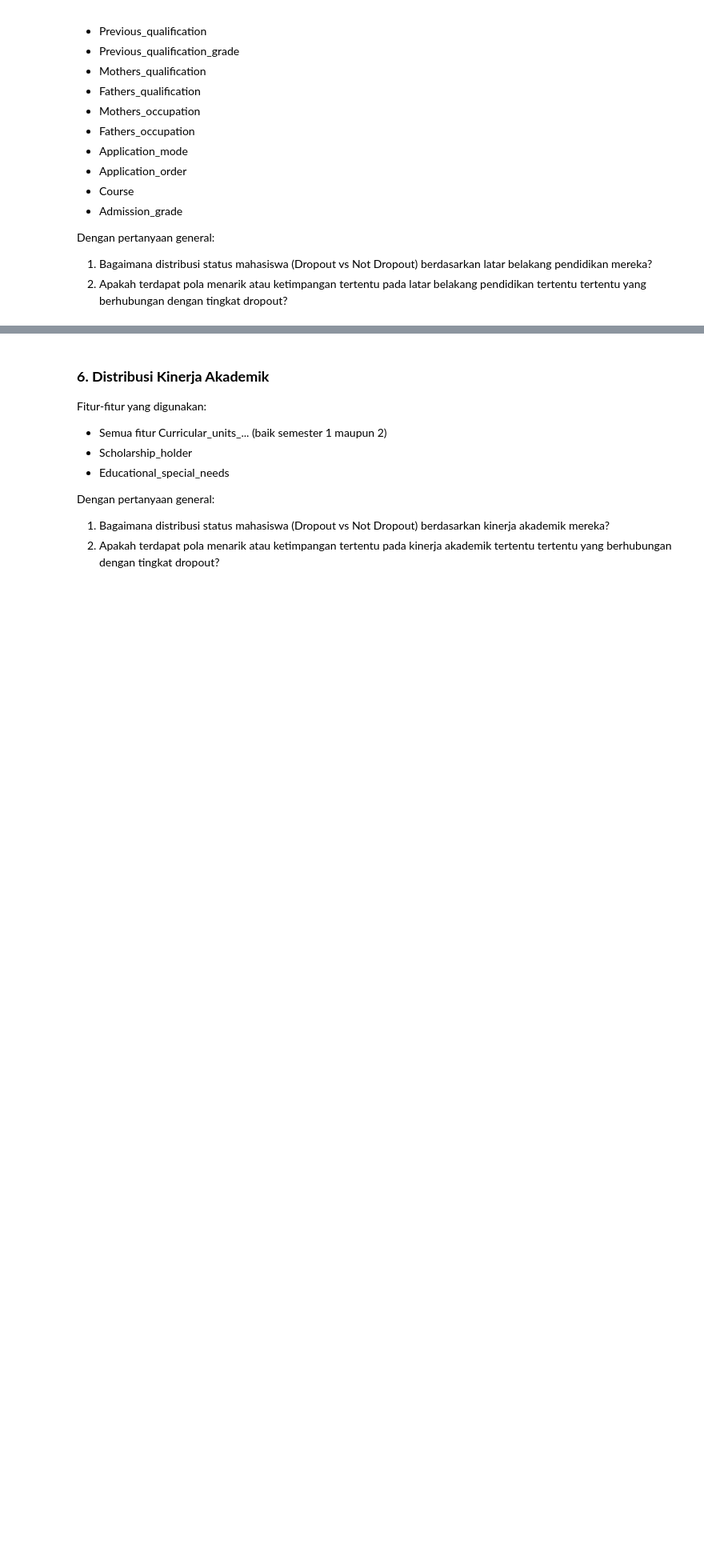
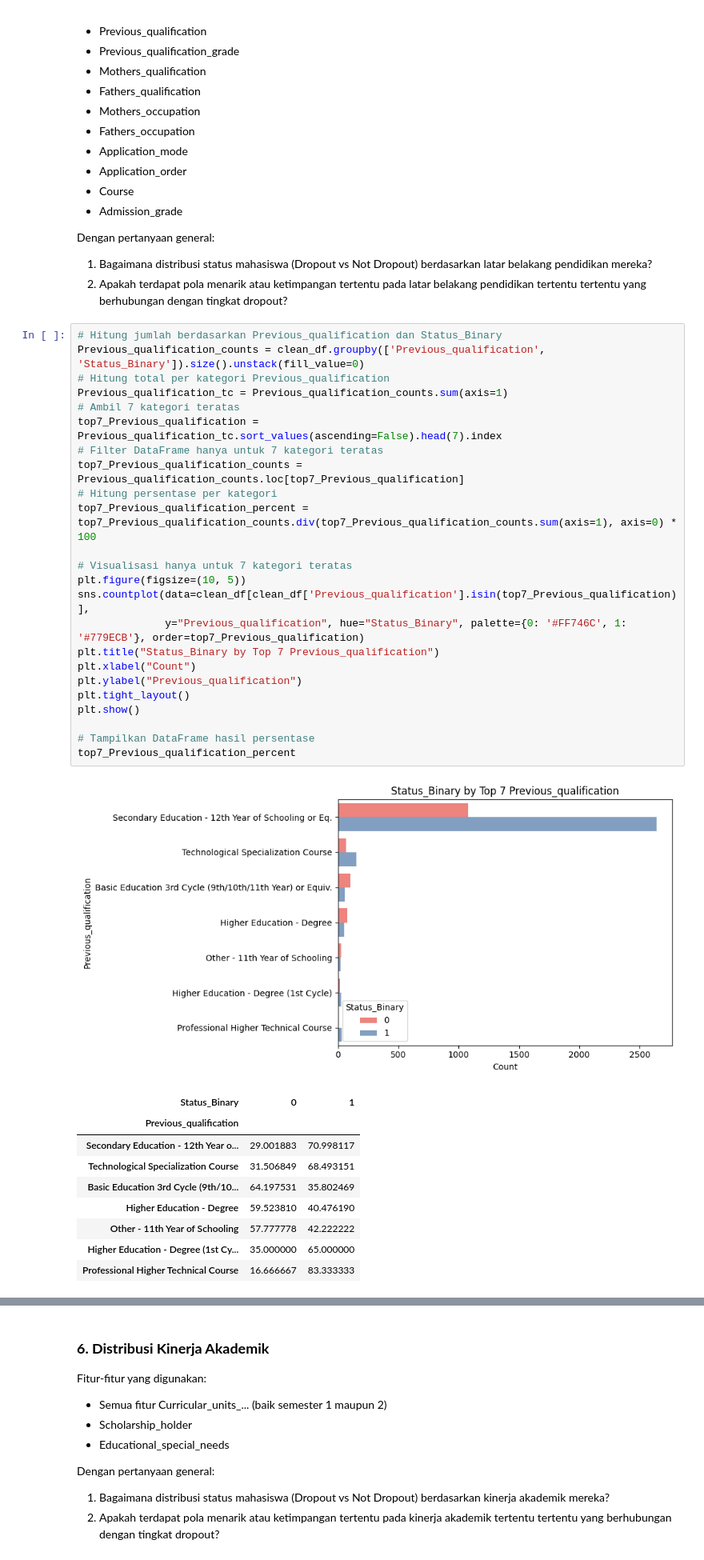
Before and after one commit to MeakhelG/Proyek-Permasalahan-Institusi-Pendidikan, a Jupyter notebook: notebook.ipynb, the cells around one changed output, grey strips where cells are left out. Shown at 80% size. Drawn from its saved outputs; the diff is of its cells as text; blank space fills up the shorter version.

```diff
--- a/notebook.ipynb
+++ b/notebook.ipynb
@@ -713,3 +720,38 @@ Fitur-fitur yang digunakan:
 Dengan pertanyaan general:
 1. Bagaimana distribusi status mahasiswa (Dropout vs Not Dropout) berdasarkan latar belakang pendidikan mereka?
 2. Apakah terdapat pola menarik atau ketimpangan tertentu pada latar belakang pendidikan tertentu tertentu yang berhubungan dengan tingkat dropout?
+# %%
+# Hitung jumlah berdasarkan Previous_qualification dan Status_Binary
+Previous_qualification_counts = clean_df.groupby(['Previous_qualification', 'Status_Binary']).size().unstack(fill_value=0)
+# Hitung total per kategori Previous_qualification
+Previous_qualification_tc = Previous_qualification_counts.sum(axis=1)
+# Ambil 7 kategori teratas
+top7_Previous_qualification = Previous_qualification_tc.sort_values(ascending=False).head(7).index
+# Filter DataFrame hanya untuk 7 kategori teratas
+top7_Previous_qualification_counts = Previous_qualification_counts.loc[top7_Previous_qualification]
+# Hitung persentase per kategori
+top7_Previous_qualification_percent = top7_Previous_qualification_counts.div(top7_Previous_qualification_counts.sum(axis=1), axis=0) * 100
+
+# Visualisasi hanya untuk 7 kategori teratas
+plt.figure(figsize=(10, 5))
+sns.countplot(data=clean_df[clean_df['Previous_qualification'].isin(top7_Previous_qualification)],
+              y="Previous_qualification", hue="Status_Binary", palette={0: '#FF746C', 1: '#779ECB'}, order=top7_Previous_qualification)
+plt.title("Status_Binary by Top 7 Previous_qualification")
+plt.xlabel("Count")
+plt.ylabel("Previous_qualification")
+plt.tight_layout()
+plt.show()
+
+# Tampilkan DataFrame hasil persentase
+top7_Previous_qualification_percent
+# %% [output]
+[figure, added]
+| Status_Binary | 0 | 1 |
+| Previous_qualification |  |  |
+| Secondary Education - 12th Year o... | 29.001883 | 70.998117 |
+| Technological Specialization Course | 31.506849 | 68.493151 |
+| Basic Education 3rd Cycle (9th/10... | 64.197531 | 35.802469 |
+| Higher Education - Degree | 59.523810 | 40.476190 |
+| Other - 11th Year of Schooling | 57.777778 | 42.222222 |
+| Higher Education - Degree (1st Cy... | 35.000000 | 65.000000 |
+| Professional Higher Technical Course | 16.666667 | 83.333333 |
```
Also changed, not shown: parts of 19 cells of this notebook.
